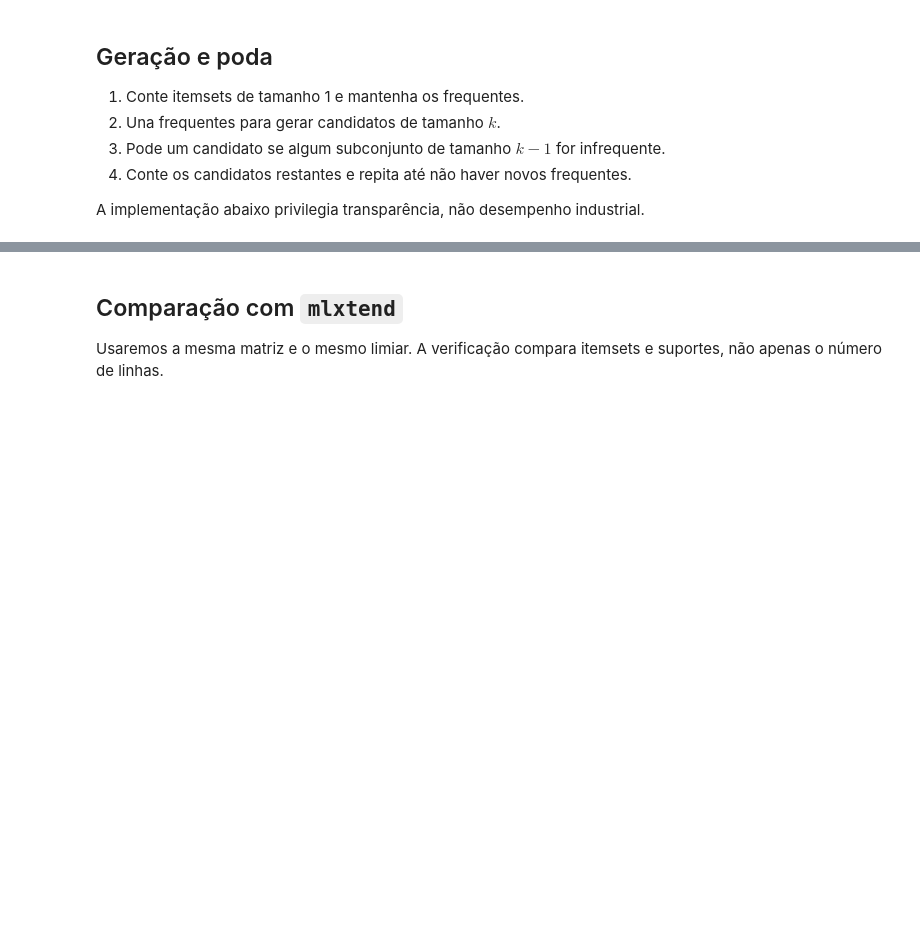
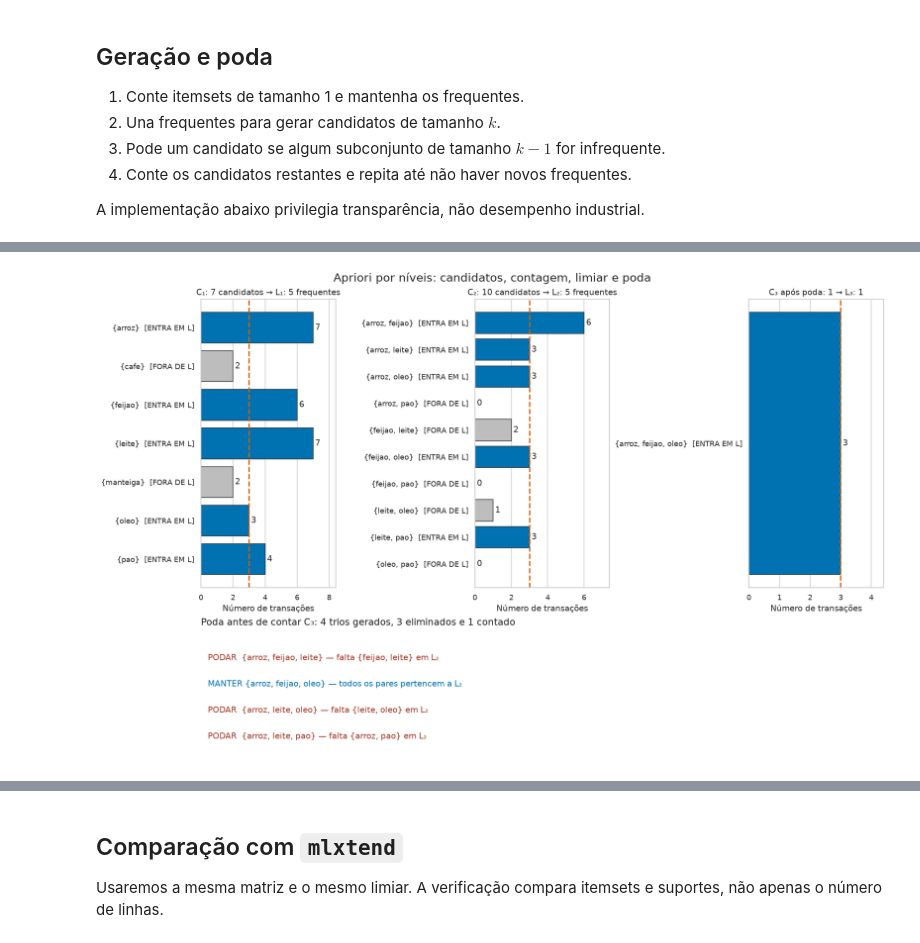
Before and after one commit to lalvim/DataMining, a Jupyter notebook: notebooks/unidade_04/04_02_algoritmo_apriori.ipynb, the cells around one changed output, grey strips where cells are left out. Saved outputs shown, nothing was run; the diff lists cells and outputs as text; code cells hidden in the pictures; blank space fills up the shorter version.

```diff
--- a/notebooks/unidade_04/04_02_algoritmo_apriori.ipynb
+++ b/notebooks/unidade_04/04_02_algoritmo_apriori.ipynb
@@ -123 +135,88 @@ frequentes_didaticos
+# %%
+min_support_visual = 0.25
+contagem_minima = ceil(min_support_visual * len(transacoes))
+chave_itemset = lambda conjunto: tuple(sorted(conjunto))
+
+def contar_ocorrencias(itemset):
+    return sum(itemset.issubset(transacao) for transacao in transacoes)
+
+def rotulo_itemset(itemset):
+    return "{" + ", ".join(sorted(itemset)) + "}"
+
+c1 = {frozenset([item]) for item in itens}
+contagens_c1 = {c: contar_ocorrencias(c) for c in c1}
+l1 = {c for c, n in contagens_c1.items() if n >= contagem_minima}
+
+itens_l1 = sorted(next(iter(c)) for c in l1)
+c2 = {frozenset(par) for par in combinations(itens_l1, 2)}
+contagens_c2 = {c: contar_ocorrencias(c) for c in c2}
+l2 = {c for c, n in contagens_c2.items() if n >= contagem_minima}
+
+c3_gerados = {a | b for a in l2 for b in l2 if len(a | b) == 3}
+subconjuntos_ausentes = {
+    candidato: {
+        frozenset(par) for par in combinations(candidato, 2)
+        if frozenset(par) not in l2
+    }
+    for candidato in c3_gerados
+}
+c3 = {c for c, ausentes in subconjuntos_ausentes.items() if not ausentes}
+contagens_c3 = {c: contar_ocorrencias(c) for c in c3}
+l3 = {c for c, n in contagens_c3.items() if n >= contagem_minima}
+
+assert contagem_minima == 3
+assert (len(c1), len(l1), len(c2), len(l2)) == (7, 5, 10, 5)
+assert (len(c3_gerados), len(c3_gerados) - len(c3), len(c3), len(l3)) == (4, 3, 1, 1)
+
+fig, eixos = plt.subplot_mosaic(
+    [["c1", "c2", "c3"], ["poda", "poda", "poda"]],
+    figsize=(16, 10), dpi=120,
+    gridspec_kw={"height_ratios": [3.2, 1.45]},
+    layout="constrained",
+)
+
+def painel_nivel(ax, candidatos, contagens, frequentes, titulo):
+    ordenados = sorted(candidatos, key=chave_itemset)
+    valores = [contagens[c] for c in ordenados]
+    estados = ["ENTRA EM L" if c in frequentes else "FORA DE L" for c in ordenados]
+    rotulos = [f"{rotulo_itemset(c)}  [{estado}]" for c, estado in zip(ordenados, estados)]
+    cores = ["#0072B2" if c in frequentes else "#BDBDBD" for c in ordenados]
+    barras = ax.barh(rotulos, valores, color=cores, edgecolor="#333333")
+    ax.axvline(contagem_minima, color="#D55E00", linestyle="--", linewidth=2)
+    ax.bar_label(barras, padding=3)
+    ax.invert_yaxis()
+    ax.set(title=titulo, xlabel="Número de transações", xlim=(0, max(valores) + 1.4))
+    ax.grid(axis="y", visible=False)
+
+painel_nivel(eixos["c1"], c1, contagens_c1, l1, f"C₁: {len(c1)} candidatos → L₁: {len(l1)} frequentes")
+painel_nivel(eixos["c2"], c2, contagens_c2, l2, f"C₂: {len(c2)} candidatos → L₂: {len(l2)} frequentes")
+painel_nivel(eixos["c3"], c3, contagens_c3, l3, f"C₃ após poda: {len(c3)} → L₃: {len(l3)}")
+
+eixos["poda"].axis("off")
+eixos["poda"].set_title(
+    f"Poda antes de contar C₃: {len(c3_gerados)} trios gerados, "
+    f"{len(c3_gerados) - len(c3)} eliminados e {len(c3)} contado",
+    loc="left", fontsize=14,
+)
+linhas_poda = []
+for candidato in sorted(c3_gerados, key=chave_itemset):
+    ausentes = subconjuntos_ausentes[candidato]
+    if ausentes:
+        faltam = ", ".join(rotulo_itemset(s) for s in sorted(ausentes, key=chave_itemset))
+        linhas_poda.append(f"PODAR  {rotulo_itemset(candidato)} — falta {faltam} em L₂")
+    else:
+        linhas_poda.append(f"MANTER {rotulo_itemset(candidato)} — todos os pares pertencem a L₂")
+
+for posicao, texto in enumerate(linhas_poda):
+    cor = "#0072B2" if texto.startswith("MANTER") else "#A33A2B"
+    eixos["poda"].text(0.01, 0.78 - 0.2 * posicao, texto, transform=eixos["poda"].transAxes,
+                       fontsize=12, color=cor, va="center")
+
+fig.suptitle(
+    "Apriori por níveis: candidatos, contagem, limiar e poda",
+    fontsize=17,
+)
+plt.show()
+# %% [output]
+[figure, added]
 # %% [markdown]
```
Also changed, not shown: parts of 5 cells of this notebook, 3 other files.
